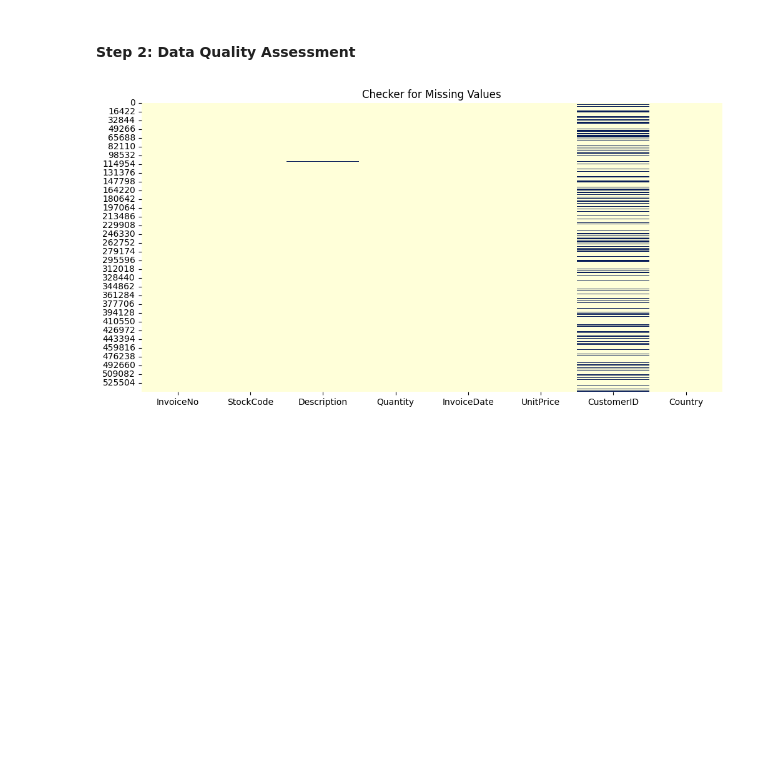
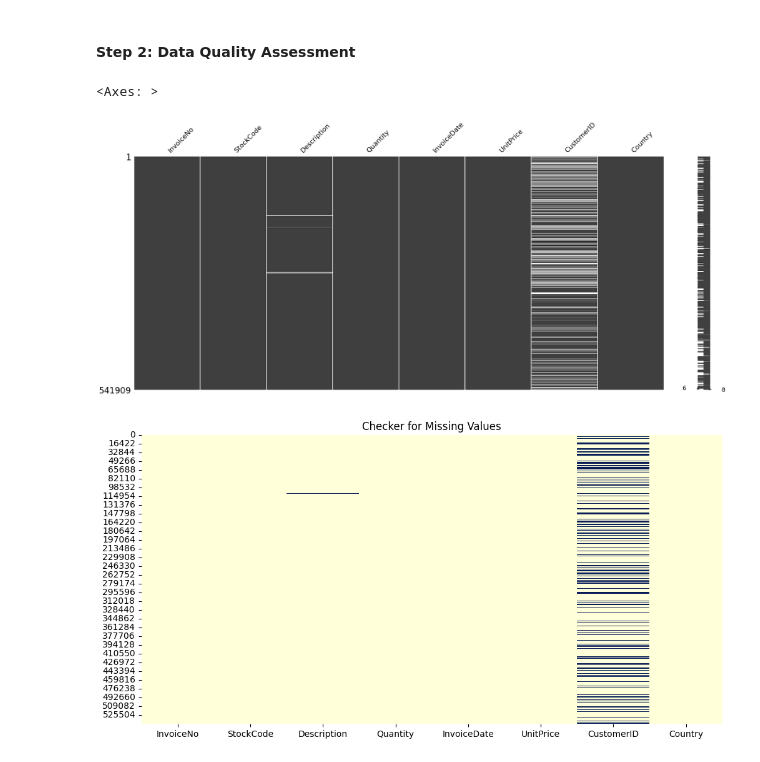
Before and after one commit to theozel-john-bringino/ml-projects-portfolio, a Jupyter notebook: exploratory_data_analysis/e-commerce_data/e-commerce_data_eda.ipynb, the cells around one changed output. Cells and saved outputs as stored; diff of their text form; code cells hidden in the pictures; blank space fills up the shorter version.

Commit message:
added questions and added a missing data checker in step 2

```diff
--- a/exploratory_data_analysis/e-commerce_data/e-commerce_data_eda.ipynb
+++ b/exploratory_data_analysis/e-commerce_data/e-commerce_data_eda.ipynb
@@ -40,6 +58,12 @@ print(data_df.shape)
 (541909, 8)
 # %% [markdown]
 #### Step 2: Data Quality Assessment
+# %%
+import missingno as msno
+msno.matrix(data_df)
+# %% [output]
+<Axes: >
+[figure, added]
 # %%
 # Identify the count of missing values per columns
 missing_counts = data_df.isnull().sum()
```
Also changed, not shown: parts of 2 cells of this notebook.
